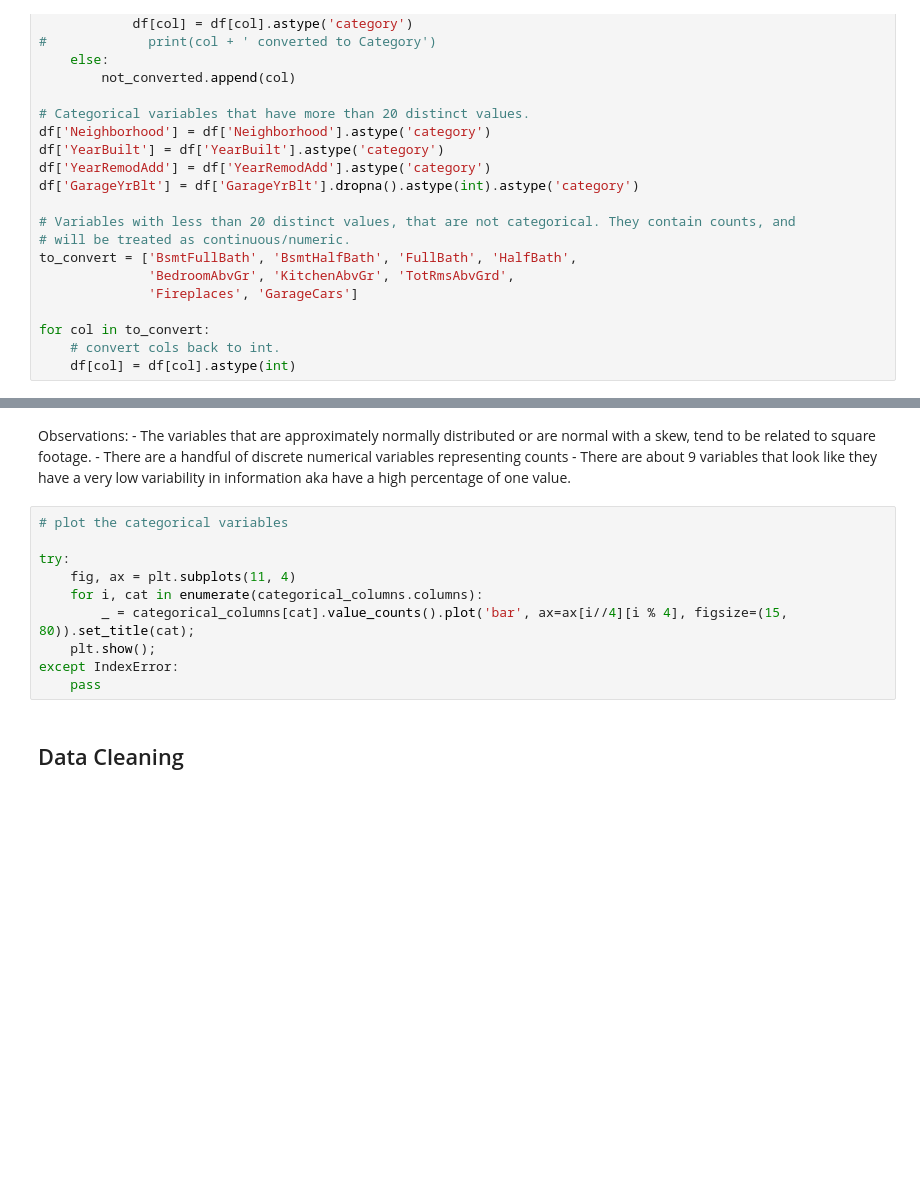
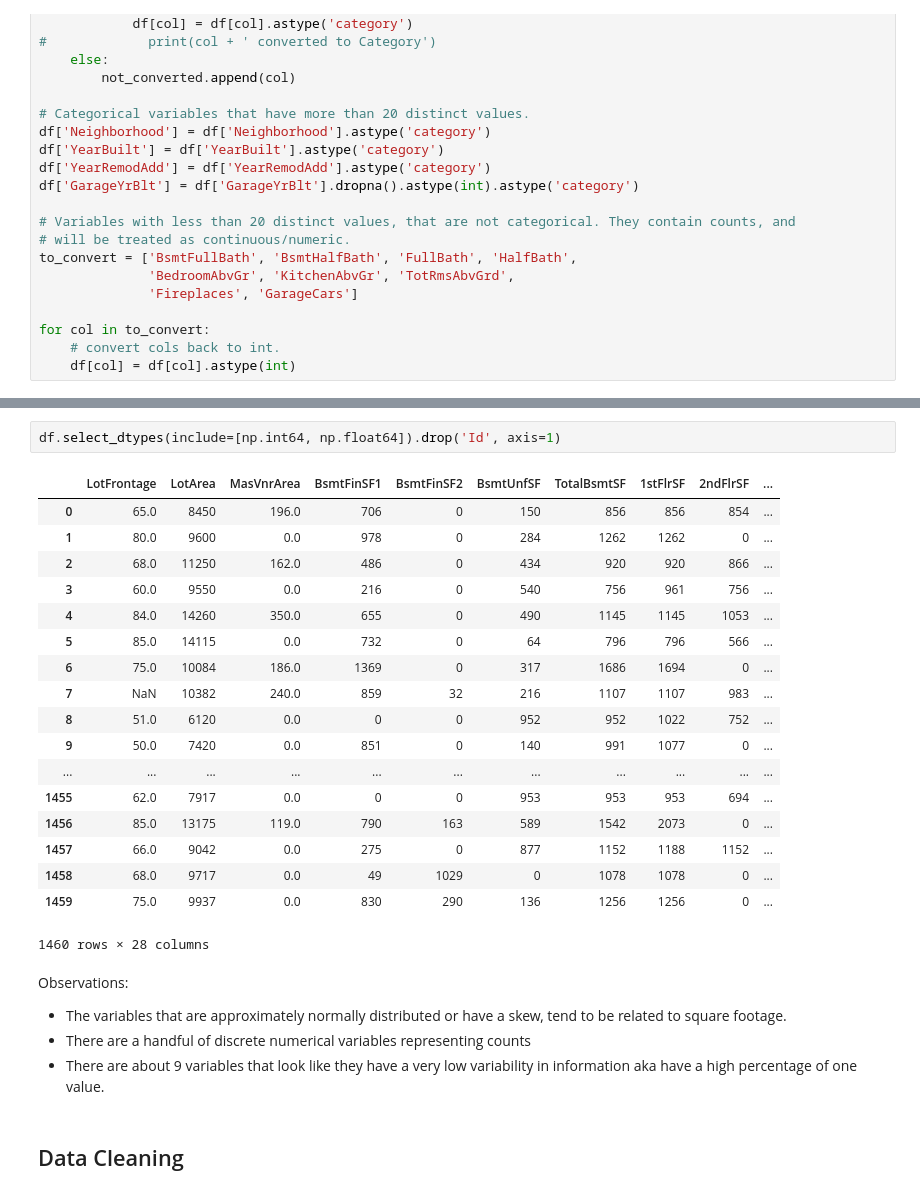
Before and after one commit to aditinabar/house-prices-modeling, a Jupyter notebook: EDA.ipynb, the cells around one changed output, grey strips where cells are left out. Saved outputs shown, nothing was run; the diff lists cells and outputs as text; blank space fills up the shorter version.

```diff
--- a/EDA.ipynb
+++ b/EDA.ipynb
@@ -86,18 +93,29 @@ _ = integer_columns.hist(bins=10, figsize=(15, 20))
+# %%
+df.select_dtypes(include=[np.int64, np.float64]).drop('Id', axis=1)
+# %% [output]
+|  | LotFrontage | LotArea | MasVnrArea | BsmtFinSF1 | BsmtFinSF2 | BsmtUnfSF | TotalBsmtSF | 1stFlrSF | 2ndFlrSF | ... |
+| 0 | 65.0 | 8450 | 196.0 | 706 | 0 | 150 | 856 | 856 | 854 | ... |
+| 1 | 80.0 | 9600 | 0.0 | 978 | 0 | 284 | 1262 | 1262 | 0 | ... |
+| 2 | 68.0 | 11250 | 162.0 | 486 | 0 | 434 | 920 | 920 | 866 | ... |
+| 3 | 60.0 | 9550 | 0.0 | 216 | 0 | 540 | 756 | 961 | 756 | ... |
+| 4 | 84.0 | 14260 | 350.0 | 655 | 0 | 490 | 1145 | 1145 | 1053 | ... |
+| 5 | 85.0 | 14115 | 0.0 | 732 | 0 | 64 | 796 | 796 | 566 | ... |
+| 6 | 75.0 | 10084 | 186.0 | 1369 | 0 | 317 | 1686 | 1694 | 0 | ... |
+| 7 | NaN | 10382 | 240.0 | 859 | 32 | 216 | 1107 | 1107 | 983 | ... |
+| 8 | 51.0 | 6120 | 0.0 | 0 | 0 | 952 | 952 | 1022 | 752 | ... |
+| 9 | 50.0 | 7420 | 0.0 | 851 | 0 | 140 | 991 | 1077 | 0 | ... |
+| ... | ... | ... | ... | ... | ... | ... | ... | ... | ... | ... |
+| 1455 | 62.0 | 7917 | 0.0 | 0 | 0 | 953 | 953 | 953 | 694 | ... |
+| 1456 | 85.0 | 13175 | 119.0 | 790 | 163 | 589 | 1542 | 2073 | 0 | ... |
+| 1457 | 66.0 | 9042 | 0.0 | 275 | 0 | 877 | 1152 | 1188 | 1152 | ... |
+| 1458 | 68.0 | 9717 | 0.0 | 49 | 1029 | 0 | 1078 | 1078 | 0 | ... |
+| 1459 | 75.0 | 9937 | 0.0 | 830 | 290 | 136 | 1256 | 1256 | 0 | ... |
+1460 rows × 28 columns
 # %% [markdown]
 Observations:
-    - The variables that are approximately normally distributed or are normal with a skew, tend to be related to square footage.
-    - There are a handful of discrete numerical variables representing counts
-    - There are about 9 variables that look like they have a very low variability in information aka have a high percentage of one value.
+   - The variables that are approximately normally distributed or have a skew, tend to be related to square footage.
+   - There are a handful of discrete numerical variables representing counts
+   - There are about 9 variables that look like they have a very low variability in information aka have a high percentage of one value.
-# %%
-# plot the categorical variables
-
-try:
-    fig, ax = plt.subplots(11, 4)
-    for i, cat in enumerate(categorical_columns.columns):
-        _ = categorical_columns[cat].value_counts().plot('bar', ax=ax[i//4][i % 4], figsize=(15, 80)).set_title(cat);
-    plt.show();
-except IndexError:
-    pass
 # %% [markdown]
 ## Data Cleaning
 # %% [markdown]
```
Also changed, not shown: parts of 35 cells of this notebook.
